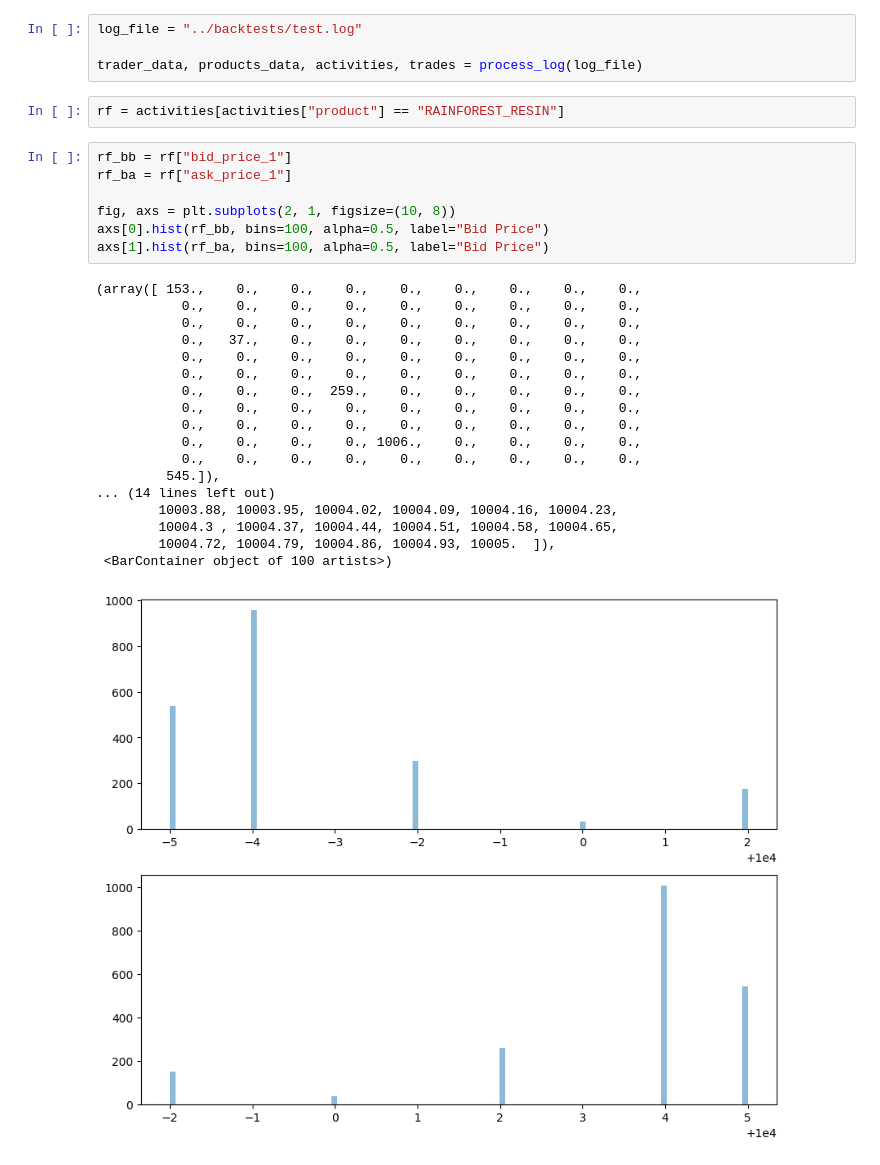
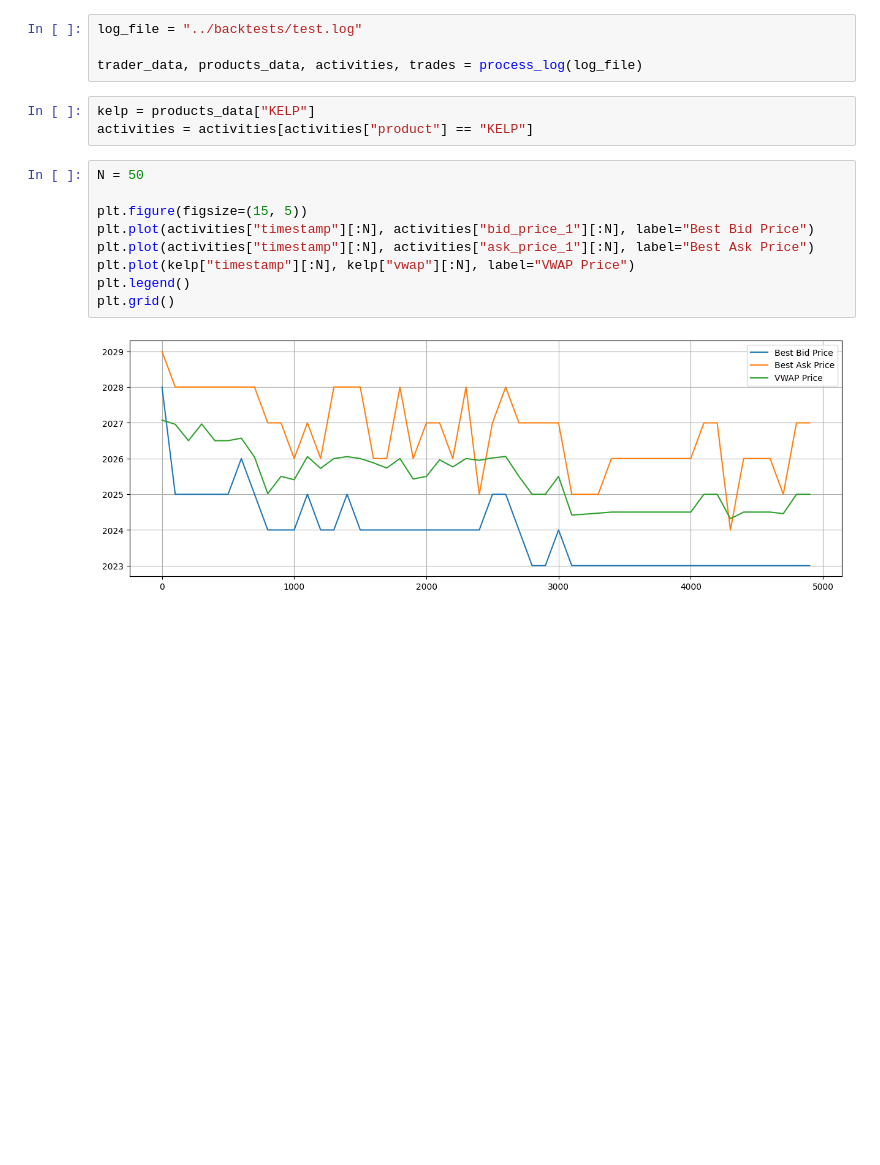
Before and after one commit to ashokolarov/prosperity3, a Jupyter notebook: development/analyze_trader.ipynb, the cells around one changed output. Saved outputs shown, nothing was run; the diff lists cells and outputs as text; blank space fills up the shorter version.

Commit message:
start kelp

```diff
--- a/development/analyze_trader.ipynb
+++ b/development/analyze_trader.ipynb
@@ -8,30 +8,16 @@ log_file = "../backtests/test.log"
 
 trader_data, products_data, activities, trades = process_log(log_file)
 # %%
-rf = activities[activities["product"] == "RAINFOREST_RESIN"]
+kelp = products_data["KELP"]
+activities = activities[activities["product"] == "KELP"]
-# %%
-rf_bb = rf["bid_price_1"]
-rf_ba = rf["ask_price_1"]
-
-fig, axs = plt.subplots(2, 1, figsize=(10, 8))
-axs[0].hist(rf_bb, bins=100, alpha=0.5, label="Bid Price")
-axs[1].hist(rf_ba, bins=100, alpha=0.5, label="Bid Price")
-# %% [output]
-(array([ 153.,    0.,    0.,    0.,    0.,    0.,    0.,    0.,    0.,
-           0.,    0.,    0.,    0.,    0.,    0.,    0.,    0.,    0.,
-           0.,    0.,    0.,    0.,    0.,    0.,    0.,    0.,    0.,
-           0.,   37.,    0.,    0.,    0.,    0.,    0.,    0.,    0.,
-           0.,    0.,    0.,    0.,    0.,    0.,    0.,    0.,    0.,
-           0.,    0.,    0.,    0.,    0.,    0.,    0.,    0.,    0.,
-           0.,    0.,    0.,  259.,    0.,    0.,    0.,    0.,    0.,
-           0.,    0.,    0.,    0.,    0.,    0.,    0.,    0.,    0.,
-           0.,    0.,    0.,    0.,    0.,    0.,    0.,    0.,    0.,
-           0.,    0.,    0.,    0., 1006.,    0.,    0.,    0.,    0.,
-           0.,    0.,    0.,    0.,    0.,    0.,    0.,    0.,    0.,
-         545.]),
-... (14 lines left out)
-        10003.88, 10003.95, 10004.02, 10004.09, 10004.16, 10004.23,
-        10004.3 , 10004.37, 10004.44, 10004.51, 10004.58, 10004.65,
-        10004.72, 10004.79, 10004.86, 10004.93, 10005.  ]),
- <BarContainer object of 100 artists>)
-[figure, removed]
+# %%
+N = 50
+
+plt.figure(figsize=(15, 5))
+plt.plot(activities["timestamp"][:N], activities["bid_price_1"][:N], label="Best Bid Price")
+plt.plot(activities["timestamp"][:N], activities["ask_price_1"][:N], label="Best Ask Price")
+plt.plot(kelp["timestamp"][:N], kelp["vwap"][:N], label="VWAP Price")
+plt.legend()
+plt.grid()
+# %% [output]
+[figure, added]
```
Also changed, not shown: 5 other files.
